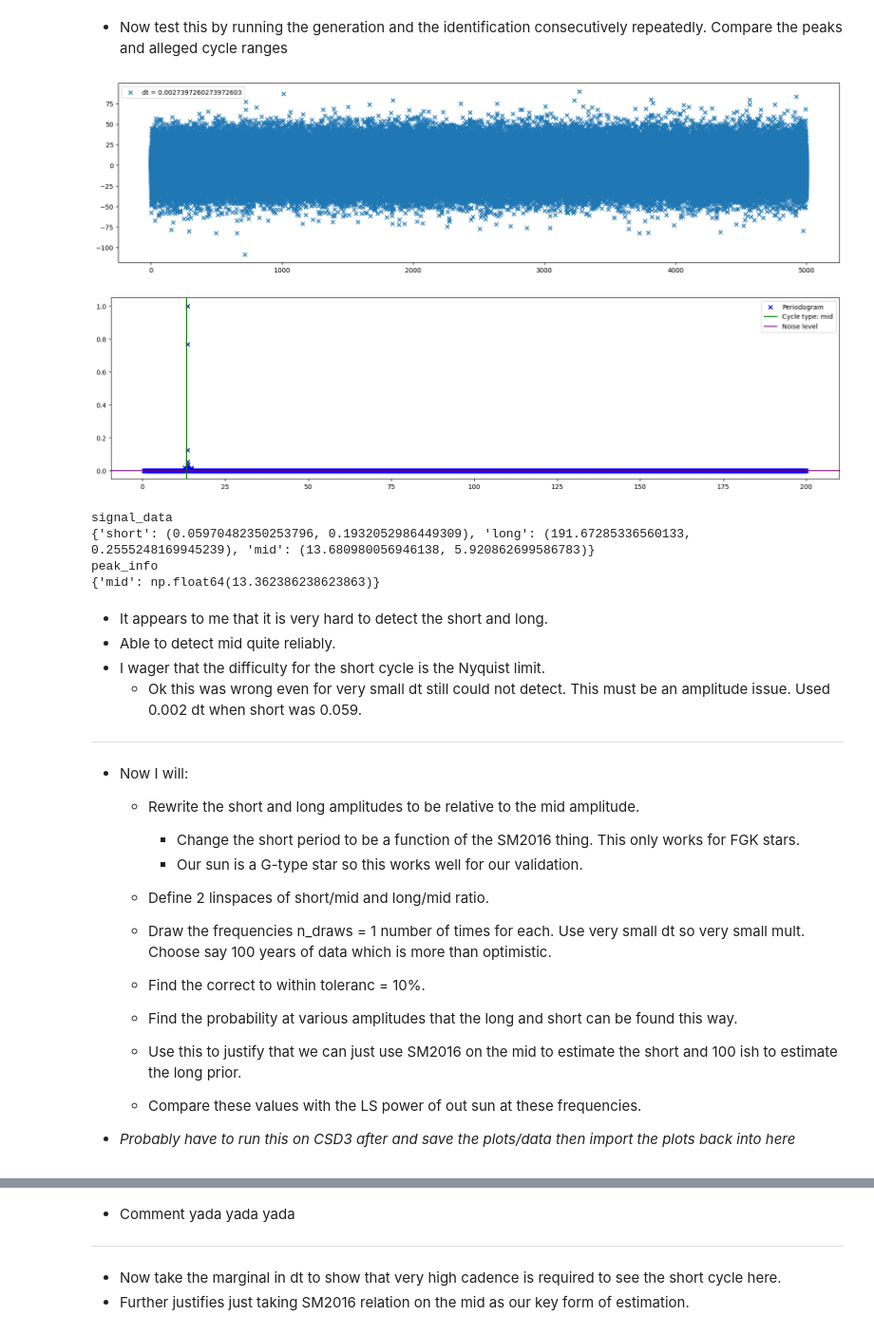
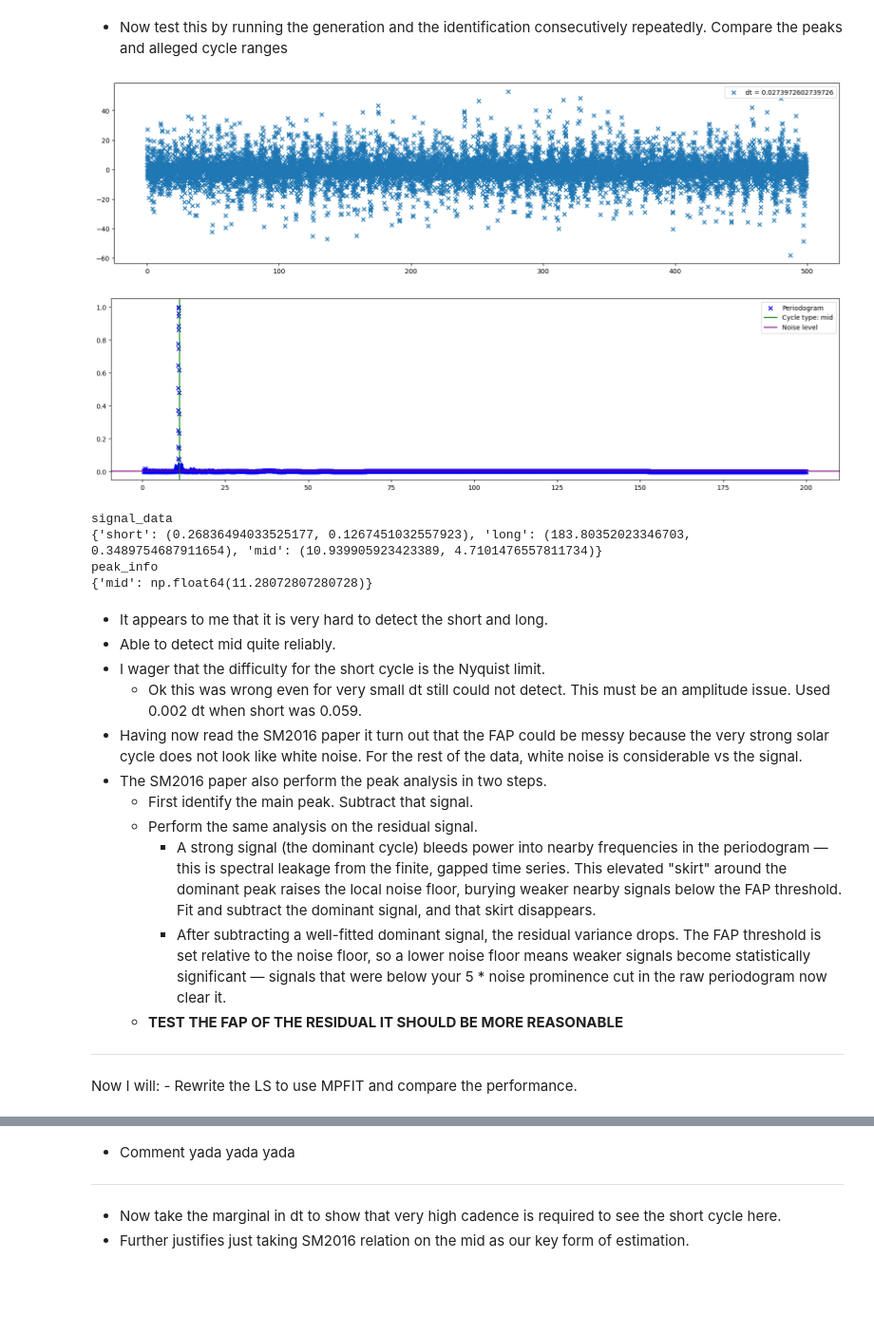
Before and after one commit to JoeyWee1/SolarCycleForecasting, a Jupyter notebook: rationalising_priors.ipynb, the cells around one changed output, grey strips where cells are left out. Shown at 95% size. Saved outputs shown, nothing was run; the diff lists cells and outputs as text; code cells hidden in the pictures; blank space fills up the shorter version.

Commit message:
Found better way of finding peaks; adapt my solution to subtract the dominat and then redo the LS and see

```diff
--- a/rationalising_priors.ipynb
+++ b/rationalising_priors.ipynb
@@ -230,7 +230,7 @@ def identify_peaks(t=None,y=None,df = None, plot = True, min_period = 0.5, max_p
     noise = np.percentile(powers, 75)
 
     # Find the Lomb-Scargle peaks
-    peak_idxs, properties = find_peaks(powers, height = 0., prominence= 5 * noise) # peaks is an array of the indices of the input arrays with the peaks
+    peak_idxs, properties = find_peaks(powers, height = 0., prominence=  noise) # peaks is an array of the indices of the input arrays with the peaks
     peak_periods = periods[peak_idxs]
     peak_powers = powers[peak_idxs] # the concomitant powers
 
@@ -320,35 +320,31 @@ def identify_peaks(t=None,y=None,df = None, plot = True, min_period = 0.5, max_p
 # %% [markdown]
 - Now test this by running the generation and the identification consecutively repeatedly. Compare the peaks and alleged cycle ranges
 # %%
-t, y, signal_data = generate_toy_signal(plot= True, time_range= 5000, mult = 0.1, seasonal= 0.8)
+t, y, signal_data = generate_toy_signal(plot= True, time_range= 500, mult = 1, seasonal= 0.8)
 peak_info = identify_peaks(t, y, plot = True)
 print('signal_data')
 print(signal_data)
 print('peak_info')
 print(peak_info)
 # %% [output]
-[figure, old version]
+[figure, new version]
-[figure, old version]
+[figure, new version]
 signal_data
-{'short': (0.05970482350253796, 0.1932052986449309), 'long': (191.67285336560133, 0.2555248169945239), 'mid': (13.680980056946138, 5.920862699586783)}
+{'short': (0.26836494033525177, 0.1267451032557923), 'long': (183.80352023346703, 0.3489754687911654), 'mid': (10.939905923423389, 4.7101476557811734)}
 peak_info
-{'mid': np.float64(13.362386238623863)}
+{'mid': np.float64(11.28072807280728)}
 # %% [markdown]
 - It appears to me that it is very hard to detect the short and long.
 - Able to detect mid quite reliably.
 - I wager that the difficulty for the short cycle is the Nyquist limit.
     - Ok this was wrong even for very small dt still could not detect. This must be an amplitude issue. Used 0.002 dt when short was 0.059.
+- Having now read the SM2016 paper it turn out that the FAP could be messy because the very strong solar cycle does not look like white noise. For the rest of the data, white noise is considerable vs the signal.
+- The SM2016 paper also perform the peak analysis in two steps.
+    - First identify the main peak. Subtract that signal.
+    - Perform the same analysis on the residual signal.
+        -  A strong signal (the dominant cycle) bleeds power into nearby frequencies in the periodogram — this is spectral leakage from the finite, gapped time series. This elevated "skirt" around the dominant peak raises the local noise floor, burying weaker nearby signals below the FAP threshold. Fit and subtract the dominant signal, and that skirt disappears.
+        - After subtracting a well-fitted dominant signal, the residual variance drops. The FAP threshold is set relative to the noise floor, so a lower noise floor means weaker signals become statistically significant — signals that were below your 5 * noise prominence cut in the raw periodogram now clear it.
+    - **TEST THE FAP OF THE RESIDUAL IT SHOULD BE MORE REASONABLE**
 ---
-- Now I will:
-    - Rewrite the short and long amplitudes to be relative to the mid amplitude.
-        - Change the short period to be a function of the SM2016 thing. This only works for FGK stars.
-        - Our sun is a G-type star so this works well for our validation.
-    - Define 2 linspaces of short/mid and long/mid ratio.
-    - Draw the frequencies n_draws = 1 number of times for each. Use very small dt so very small mult. Choose say 100 years of data which is more than optimistic.
-    - Find the correct to within toleranc = 10%.
-    - Find the probability at various amplitudes that the long and short can be found this way.
-    - Use this to justify that we can just use SM2016 on the mid to estimate the short and 100 ish to estimate the long prior.
-
-    - Compare these values with the LS power of out sun at these frequencies.
-
-- *Probably have to run this on CSD3 after and save the plots/data then import the plots back into here*
+Now I will:
+    - Rewrite the LS to use MPFIT and compare the performance.
```
Also changed, not shown: parts of 4 cells of this notebook, 1 other file.
